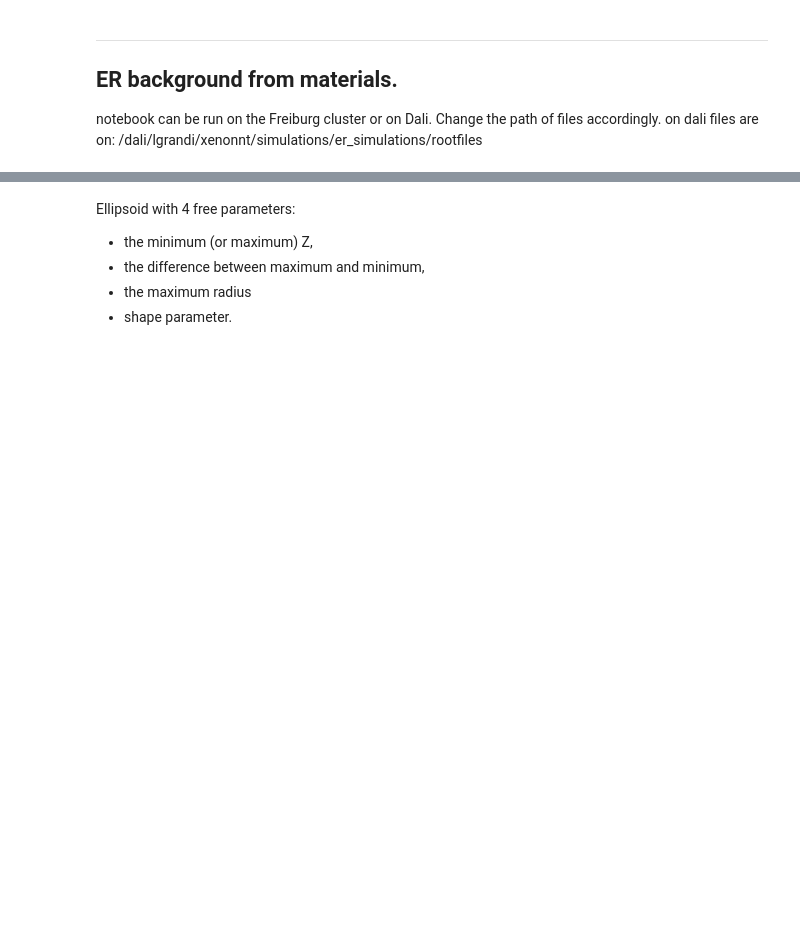
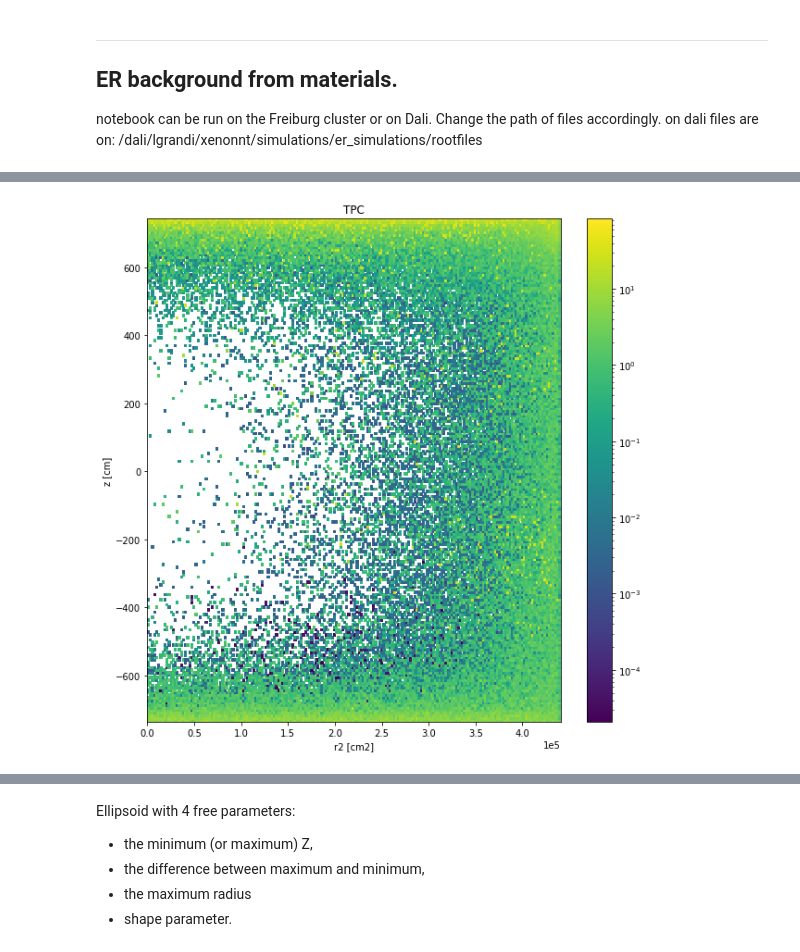
Before and after one commit to ariannarocchetti/MonteCarlo_ER, a Jupyter notebook: high_en/analysis_en.ipynb, the cells around one changed output, grey strips where cells are left out. Drawn from its saved outputs; the diff is of its cells as text; code cells hidden in the pictures; blank space fills up the shorter version.

```diff
--- a/high_en/analysis_en.ipynb
+++ b/high_en/analysis_en.ipynb
@@ -142,16 +73,0 @@ print(minz, maxz)
-# %%
-def plot_param_space(data):
-    plt.figure(figsize = (10,10))
-    cmap = "viridis"
-    plt.hist2d(data.R2, data.Z, bins=(200, 200), norm = LogNorm())
-    plt.colorbar()
-    plt.xlim(0, 400e3)
-    plt.ylim(minz, maxz)
-    plt.xlabel("r2 [cm2]")
-    plt.ylabel("z [cm]")
-    plt.ticklabel_format(axis="x", style="sci", scilimits=(0,0))
-    plt.title("TPC")
-    plt.show()
-
-
-plot_param_space(data)
@@ -206,0 +136,7 @@ def figure_merit(z_low,z_high,r_low,r_high):
+# %%
+en_range = 400  #keV 2.2 MeV Bi214 and the 2.6 MeV
+
+data = data[data.Ed > 2200]
+data = data[data.Ed < 2600]
+
+data.weights = data.weights
@@ -206,0 +146,23 @@ def figure_merit(z_low,z_high,r_low,r_high):
+# %%
+maxz = max(data.Z)
+minz = min(data.Z)
+def plot_param_space(data):
+    plt.figure(figsize = (10,10))
+    cmap = "viridis"
+    plt.hist2d(data.R2, data.Z, bins=(200, 200),weights = data.weights,
+                 norm = LogNorm(),
+              #cmin = 1
+              )
+    plt.colorbar()
+    plt.xlim(0, max(df.R2))
+    plt.ylim(minz, maxz)
+    plt.xlabel("r2 [cm2]")
+    plt.ylabel("z [cm]")
+    plt.ticklabel_format(axis="x", style="sci", scilimits=(0,0))
+    plt.title("TPC")
+    plt.show()
+
+
+plot_param_space(data)
+# %% [output]
+[figure, added]
```
Also changed, not shown: parts of 53 cells of this notebook, 1 other file.
